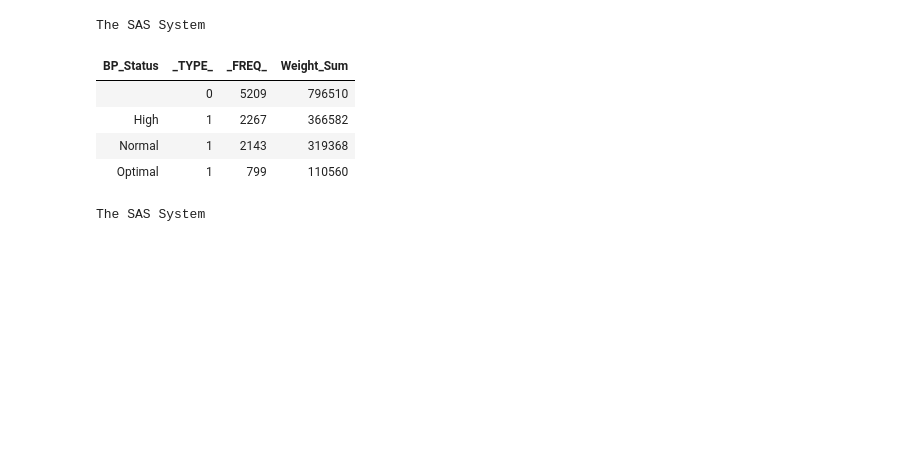
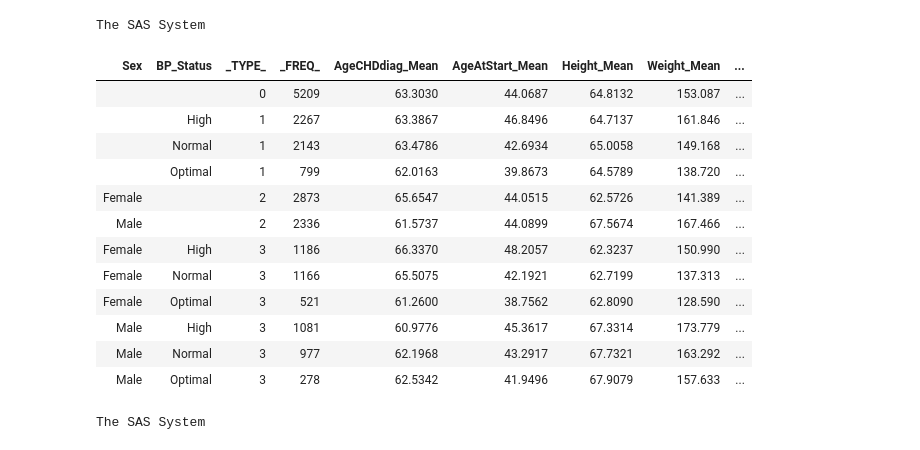
Before and after one commit to ProcJimi/curriculum, a Jupyter notebook: Week7/Week7.ipynb, the cells around one changed output. Drawn from its saved outputs; the diff is of its cells as text; code cells hidden in the pictures; blank space fills up the shorter version.

```diff
--- a/Week7/Week7.ipynb
+++ b/Week7/Week7.ipynb
@@ -15,20 +69,28 @@ The MEANS Procedure
 # %%
 *Ex1_proc_summary_proc_means_sum.sas (Part 2);
 proc summary data=sashelp.heart;
-     class BP_Status;
-     var weight;
+     class sex BP_Status;
+     var _numeric_;
      output out=stats
-     sum=/autoname;
+     mean=/autoname;
 run;
 proc print data=stats noobs;
 run;
 # %% [output]
 The SAS System
-| BP_Status | _TYPE_ | _FREQ_ | Weight_Sum |
-|  | 0 | 5209 | 796510 |
-| High | 1 | 2267 | 366582 |
-| Normal | 1 | 2143 | 319368 |
-| Optimal | 1 | 799 | 110560 |
+| Sex | BP_Status | _TYPE_ | _FREQ_ | AgeCHDdiag_Mean | AgeAtStart_Mean | Height_Mean | Weight_Mean | ... |
+|  |  | 0 | 5209 | 63.3030 | 44.0687 | 64.8132 | 153.087 | ... |
+|  | High | 1 | 2267 | 63.3867 | 46.8496 | 64.7137 | 161.846 | ... |
+|  | Normal | 1 | 2143 | 63.4786 | 42.6934 | 65.0058 | 149.168 | ... |
+|  | Optimal | 1 | 799 | 62.0163 | 39.8673 | 64.5789 | 138.720 | ... |
+| Female |  | 2 | 2873 | 65.6547 | 44.0515 | 62.5726 | 141.389 | ... |
+| Male |  | 2 | 2336 | 61.5737 | 44.0899 | 67.5674 | 167.466 | ... |
+| Female | High | 3 | 1186 | 66.3370 | 48.2057 | 62.3237 | 150.990 | ... |
+| Female | Normal | 3 | 1166 | 65.5075 | 42.1921 | 62.7199 | 137.313 | ... |
+| Female | Optimal | 3 | 521 | 61.2600 | 38.7562 | 62.8090 | 128.590 | ... |
+| Male | High | 3 | 1081 | 60.9776 | 45.3617 | 67.3314 | 173.779 | ... |
+| Male | Normal | 3 | 977 | 62.1968 | 43.2917 | 67.7321 | 163.292 | ... |
+| Male | Optimal | 3 | 278 | 62.5342 | 41.9496 | 67.9079 | 157.633 | ... |
 # %%
 *Ex1_proc_summary_proc_means_sum.sas (Part 3);
  proc summary data=sashelp.prdsale;
```
Also changed, not shown: parts of 11 cells of this notebook, 2 other files.
